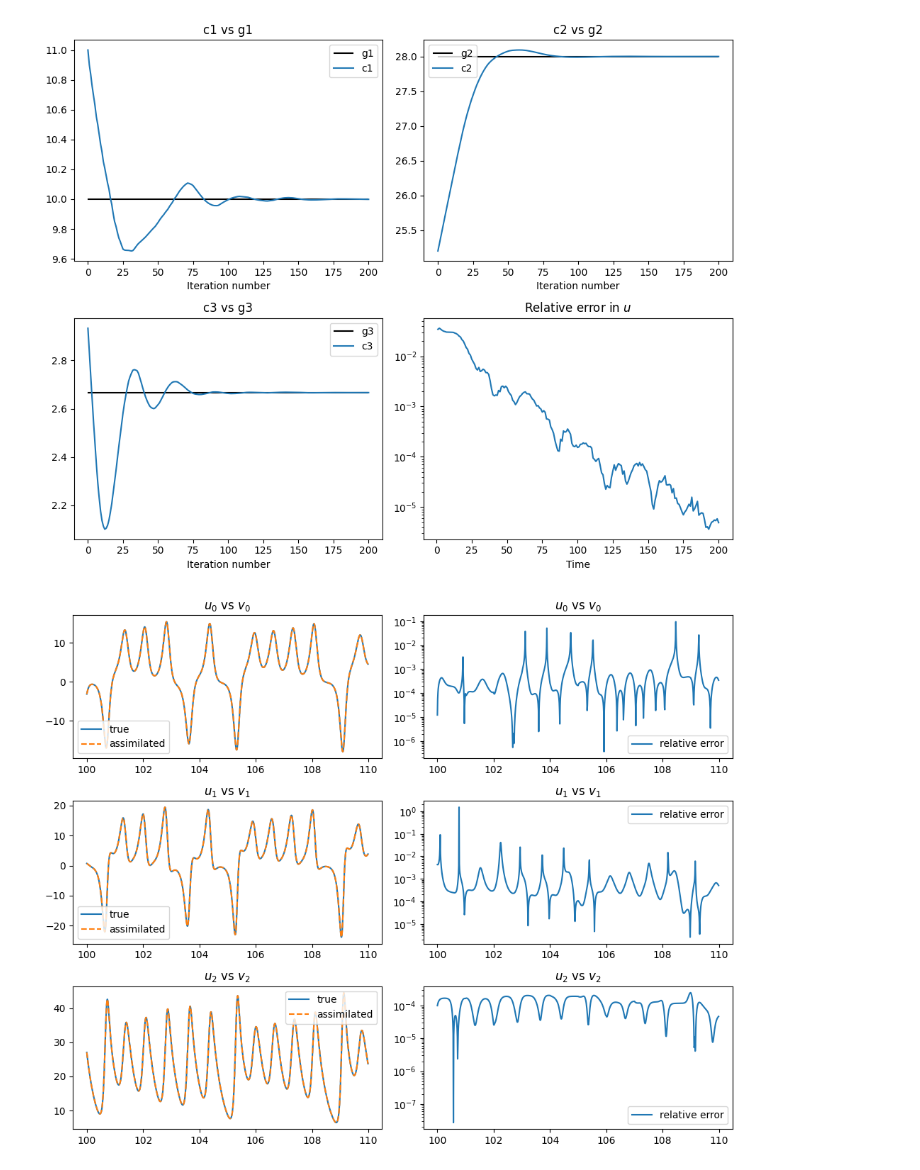
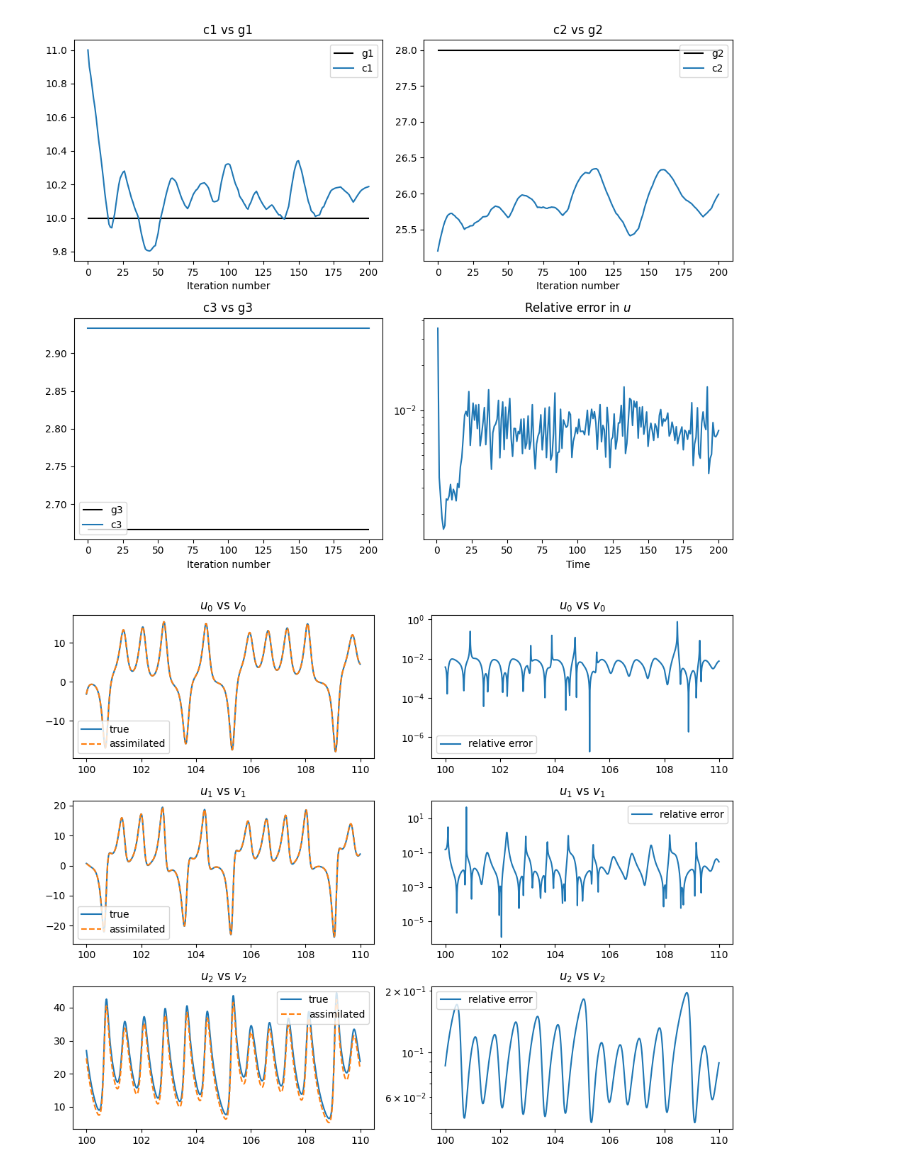
Before and after one commit to schilln/otf, a Jupyter notebook: examples/lorenz63/async_partial_observations.ipynb, the cells around one changed output. Saved outputs shown, nothing was run; the diff lists cells and outputs as text; code cells hidden in the pictures.

```diff
--- a/examples/lorenz63/async_partial_observations.ipynb
+++ b/examples/lorenz63/async_partial_observations.ipynb
@@ -57,7 +57,7 @@ mu = 20
 gs = jnp.array([g1, g2, g3])
 cs = jnp.array([c1, c2, c3])
 
-observed_slice = jnp.s_[:]
+observed_slice = jnp.s_[:2]
 system = System_ModelKnown(
     mu, gs, cs, observed_slice, assimilated_ode, true_ode
 )
@@ -94,10 +94,10 @@ cs, u_errors, tls, assimilateds = utils.run_update(
     return_all=True,
 )
 # %%
-fig, axs = plot(cs.T[0], cs.T[1], cs.T[2], u_errors, g1, g2, g3, tls)
+fig, axs = plot.plot(cs.T[0], cs.T[1], cs.T[2], u_errors, g1, g2, g3, tls)
 plt.show()
 # %% [output]
-[figure, old version]
+[figure, new version]
 # %%
 tn, n = trues.shape
 tls = jnp.arange(tn) * dt
@@ -131,4 +131,4 @@ for i, (true, assimilated, ax) in enumerate(
 fig.tight_layout()
 plt.show()
 # %% [output]
-[figure, old version]
+[figure, new version]
```
Also changed, not shown: parts of 1 cell of this notebook.
